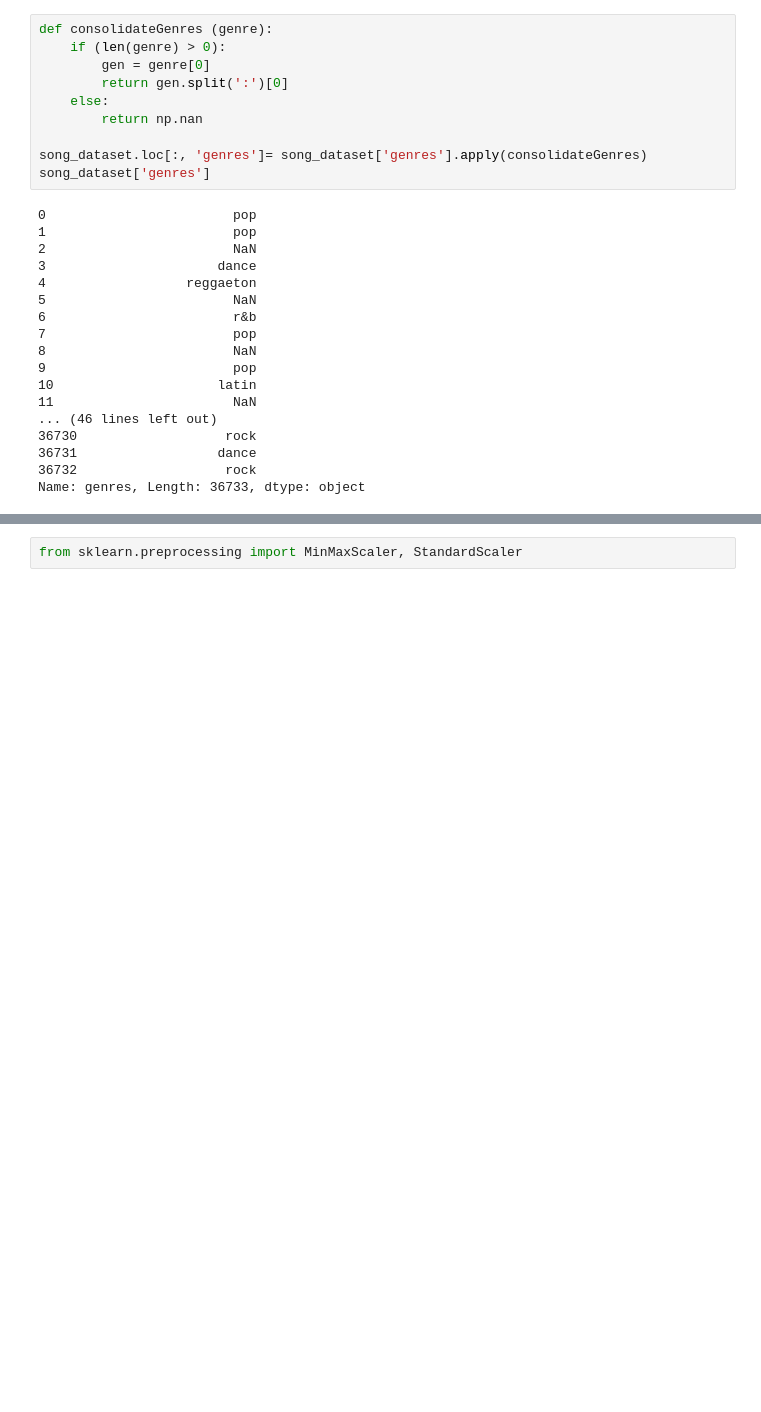
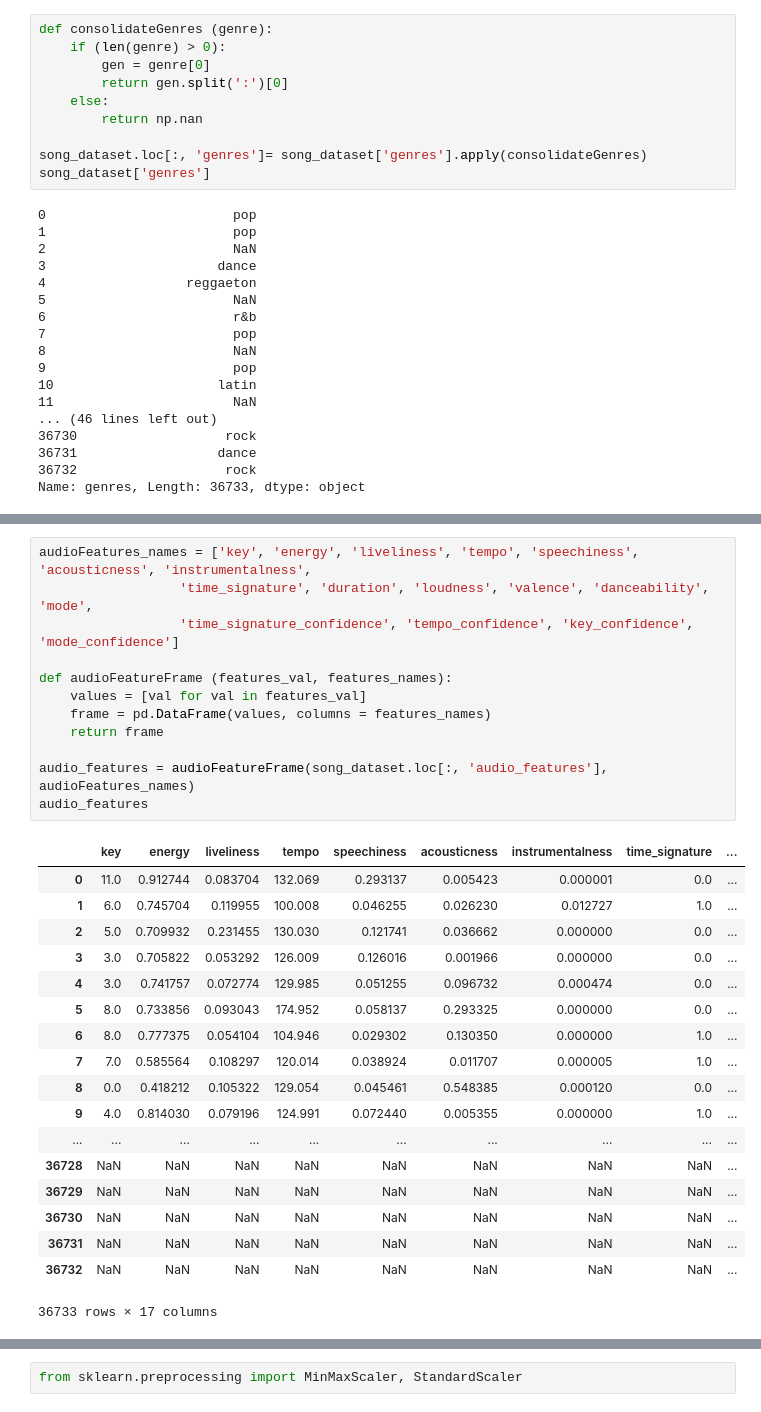
Before and after one commit to singuyenmai/Machine-Learning-CoderSchool, a Jupyter notebook: week1/Assignment_1.ipynb, the cells around one changed output, grey strips where cells are left out. Saved outputs shown, nothing was run; the diff lists cells and outputs as text; blank space fills up the shorter version.

```diff
--- a/week1/Assignment_1.ipynb
+++ b/week1/Assignment_1.ipynb
@@ -56,0 +69,31 @@ song_dataset.head()
+# %%
+audioFeatures_names = ['key', 'energy', 'liveliness', 'tempo', 'speechiness', 'acousticness', 'instrumentalness',
+                  'time_signature', 'duration', 'loudness', 'valence', 'danceability', 'mode',
+                  'time_signature_confidence', 'tempo_confidence', 'key_confidence', 'mode_confidence']
+
+def audioFeatureFrame (features_val, features_names):
+    values = [val for val in features_val]
+    frame = pd.DataFrame(values, columns = features_names)
+    return frame
+
+audio_features = audioFeatureFrame(song_dataset.loc[:, 'audio_features'], audioFeatures_names)
+audio_features
+# %% [output]
+|  | key | energy | liveliness | tempo | speechiness | acousticness | instrumentalness | time_signature | ... |
+| 0 | 11.0 | 0.912744 | 0.083704 | 132.069 | 0.293137 | 0.005423 | 0.000001 | 0.0 | ... |
+| 1 | 6.0 | 0.745704 | 0.119955 | 100.008 | 0.046255 | 0.026230 | 0.012727 | 1.0 | ... |
+| 2 | 5.0 | 0.709932 | 0.231455 | 130.030 | 0.121741 | 0.036662 | 0.000000 | 0.0 | ... |
+| 3 | 3.0 | 0.705822 | 0.053292 | 126.009 | 0.126016 | 0.001966 | 0.000000 | 0.0 | ... |
+| 4 | 3.0 | 0.741757 | 0.072774 | 129.985 | 0.051255 | 0.096732 | 0.000474 | 0.0 | ... |
+| 5 | 8.0 | 0.733856 | 0.093043 | 174.952 | 0.058137 | 0.293325 | 0.000000 | 0.0 | ... |
+| 6 | 8.0 | 0.777375 | 0.054104 | 104.946 | 0.029302 | 0.130350 | 0.000000 | 1.0 | ... |
+| 7 | 7.0 | 0.585564 | 0.108297 | 120.014 | 0.038924 | 0.011707 | 0.000005 | 1.0 | ... |
+| 8 | 0.0 | 0.418212 | 0.105322 | 129.054 | 0.045461 | 0.548385 | 0.000120 | 0.0 | ... |
+| 9 | 4.0 | 0.814030 | 0.079196 | 124.991 | 0.072440 | 0.005355 | 0.000000 | 1.0 | ... |
+| ... | ... | ... | ... | ... | ... | ... | ... | ... | ... |
+| 36728 | NaN | NaN | NaN | NaN | NaN | NaN | NaN | NaN | ... |
+| 36729 | NaN | NaN | NaN | NaN | NaN | NaN | NaN | NaN | ... |
+| 36730 | NaN | NaN | NaN | NaN | NaN | NaN | NaN | NaN | ... |
+| 36731 | NaN | NaN | NaN | NaN | NaN | NaN | NaN | NaN | ... |
+| 36732 | NaN | NaN | NaN | NaN | NaN | NaN | NaN | NaN | ... |
+36733 rows × 17 columns
```
Also changed, not shown: parts of 21 cells of this notebook.
